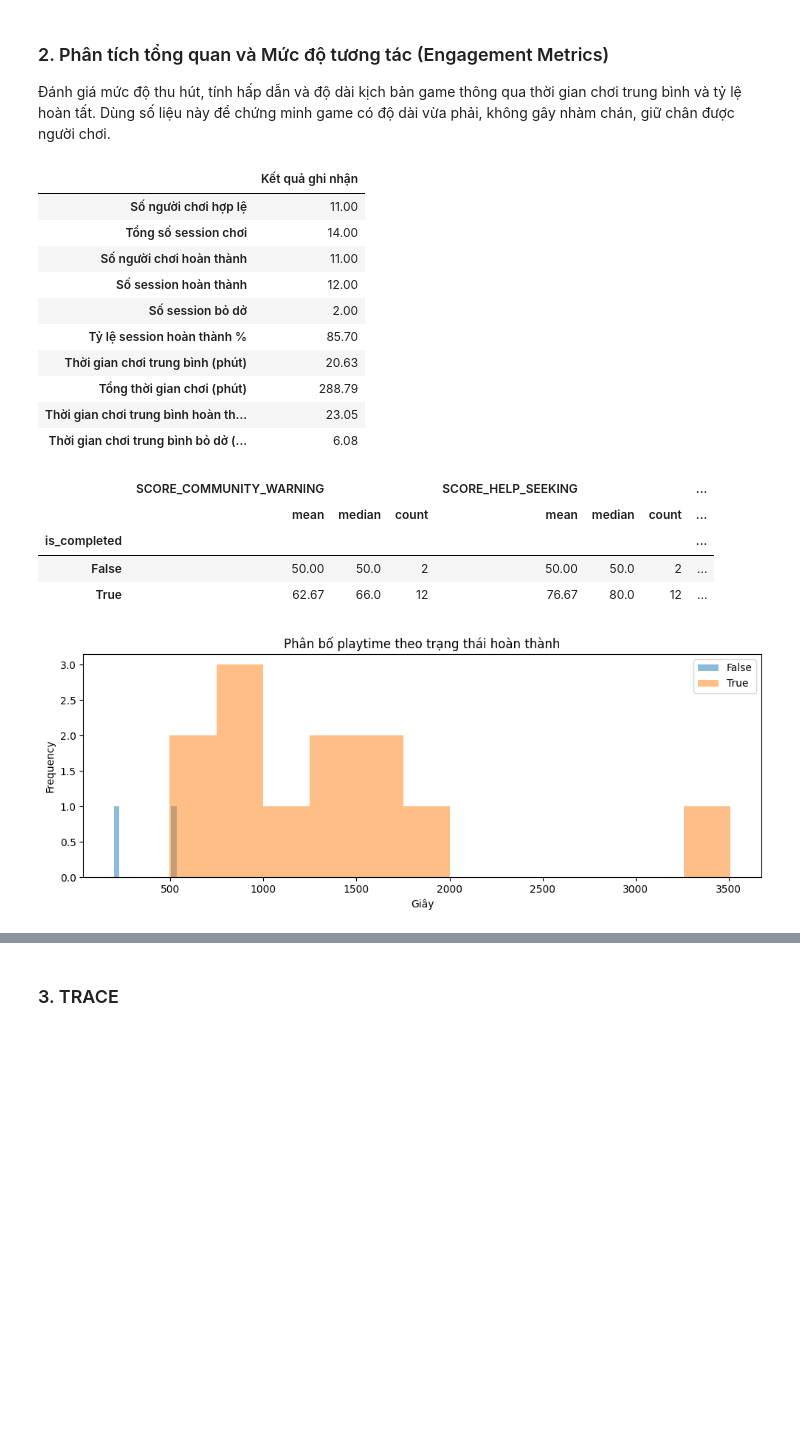
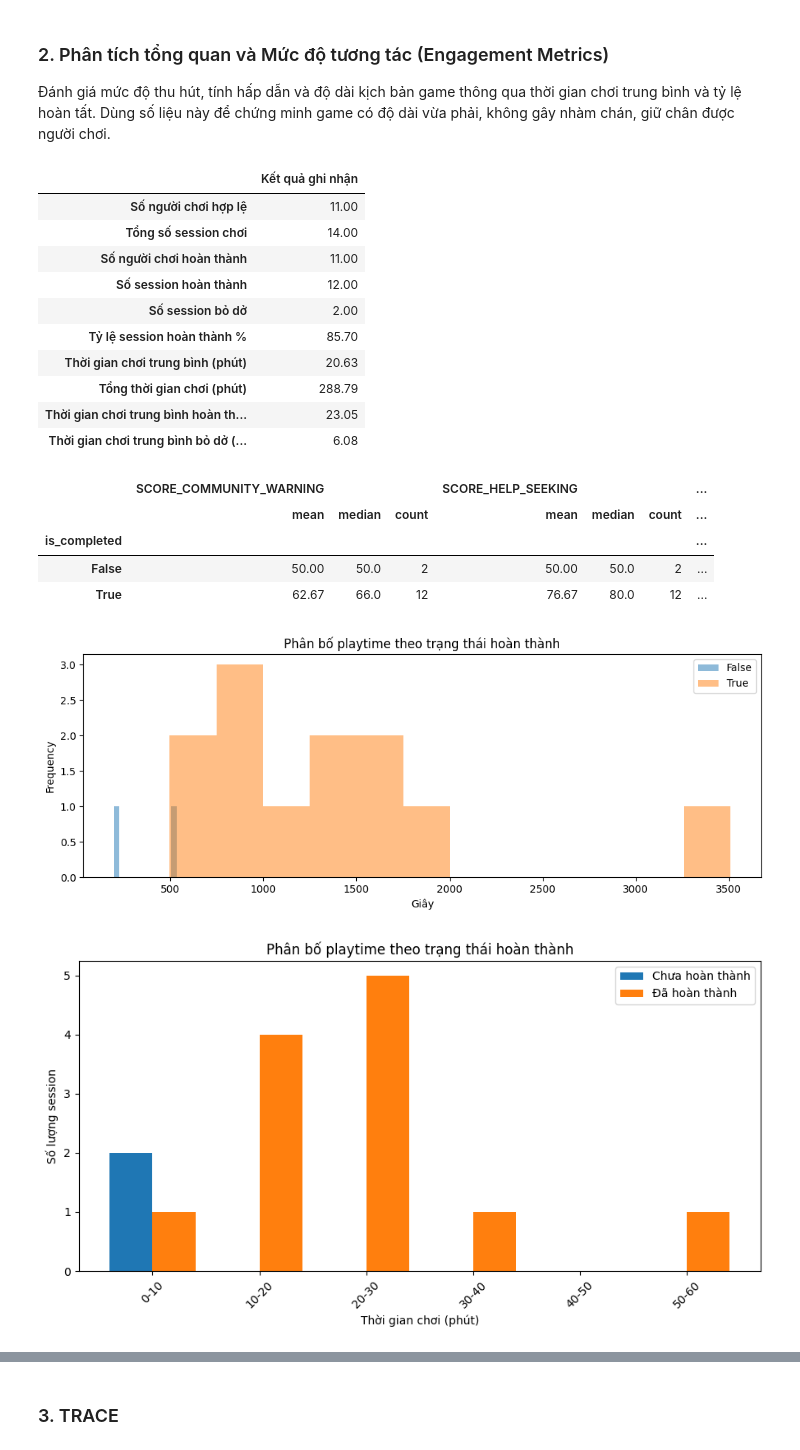
Before and after one commit to thangnguyenquoc2776/Serious_Game_Scam, a Jupyter notebook: Analytics/game_analysis v2.ipynb, the cells around one changed output, grey strips where cells are left out. Drawn from its saved outputs; the diff is of its cells as text; code cells hidden in the pictures; blank space fills up the shorter version.

```diff
--- a/Analytics/game_analysis v2.ipynb
+++ b/Analytics/game_analysis v2.ipynb
@@ -178,36 +178,121 @@ ax.set_xlabel("Giây")
 plt.tight_layout()
 plt.show()
 
+# Đổi sang phút
+sessions_df["playtime_minutes"] = (
+    sessions_df["total_playtime_seconds"] / 60
+)
+
+# Tạo khoảng phút (bin)
+bins = range(
+    0,
+    int(sessions_df["playtime_minutes"].max()) + 3,
+    10 # mỗi cột 2 phút
+)
+
+# Đếm số session theo khoảng thời gian
+completed_true = pd.cut(
+    sessions_df[
+        sessions_df["is_completed"] == True
+    ]["playtime_minutes"],
+    bins=bins
+).value_counts().sort_index()
+
+completed_false = pd.cut(
+    sessions_df[
+        sessions_df["is_completed"] == False
+    ]["playtime_minutes"],
+    bins=bins
+).value_counts().sort_index()
+
+# Vẽ biểu đồ cột
+x = np.arange(len(completed_true))
+width = 0.4
+
+fig, ax = plt.subplots(figsize=(9, 5))
+
+ax.bar(
+    x - width/2,
+    completed_false.values,
+    width,
+    label="Chưa hoàn thành"
+)
+
+ax.bar(
+    x + width/2,
+    completed_true.values,
+    width,
+    label="Đã hoàn thành"
+)
+
+# Label trục X là khoảng phút
+ax.set_xticks(x)
+ax.set_xticklabels(
+    [f"{int(i.left)}-{int(i.right)}"
+     for i in completed_true.index],
+    rotation=45
+)
+
+ax.set_title(
+    "Phân bố playtime theo trạng thái hoàn thành"
+)
+ax.set_xlabel("Thời gian chơi (phút)")
+ax.set_ylabel("Số lượng session")
+
+ax.legend()
+
+plt.tight_layout()
+plt.show()
+
+
+#pie chart session complete và chưa complete
+session_counts = sessions_df["is_completed"].value_counts()
+labels = ["Chưa hoàn thành", "Đã hoàn thành"]
+fig, ax = plt.subplots()
+ax.pie(
+    session_counts.values,
+    labels=labels,
+    autopct="%1.1f%%",
+    startangle=90,
+    colors=["#ff9999", "#66b3ff"]
+)
+ax.set_title("Tỷ lệ session hoàn thành")
+plt.tight_layout()
+
+
+
+
 #Bảng số session trên từng người chơi, để tên player ko phải token
 player_session_counts = sessions_df.groupby("player_id")["session_id"].count().sort_values(ascending=False)
 player_session_counts = player_session_counts.reset_index().merge(players_df[["player_id", "email"]], on="player_id", how="left")
 player_session_counts = player_session_counts.rename(columns={"session_id": "session_count"})
 # tổng thời gian chơi của từng player theo , cộng tổng thời gian chơi của tất cả session của player đó, đổi sang phút
 player_playtime = sessions_df.groupby("player_id")["total_playtime_seconds"].sum().reset_index()
 player_playtime["total_playtime_minutes"] = player_playtime["total_playtime_seconds"] / 60
 player_session_counts = player_session_counts.merge(player_playtime[["player_id", "total_playtime_minutes"]], on="player_id", how="left")
 # score của từng player
 player_scores = sessions_df.groupby("player_id")[score_cols + ["mean_final_score"]].mean().reset_index()
 player_session_counts = player_session_counts.merge(player_scores, on="player_id", how="left")
 display(player_session_counts.head(20))
 # %% [output]
 |  | Kết quả ghi nhận |
 | Số người chơi hợp lệ | 11.00 |
 | Tổng số session chơi | 14.00 |
 | Số người chơi hoàn thành | 11.00 |
 | Số session hoàn thành | 12.00 |
 | Số session bỏ dở | 2.00 |
 | Tỷ lệ session hoàn thành % | 85.70 |
 | Thời gian chơi trung bình (phút) | 20.63 |
 | Tổng thời gian chơi (phút) | 288.79 |
 | Thời gian chơi trung bình hoàn th... | 23.05 |
 | Thời gian chơi trung bình bỏ dở (... | 6.08 |
 |  | SCORE_COMMUNITY_WARNING |  |  | SCORE_HELP_SEEKING |  |  | ... |
 |  | mean | median | count | mean | median | count | ... |
 | is_completed |  |  |  |  |  |  | ... |
 | False | 50.00 | 50.0 | 2 | 50.00 | 50.0 | 2 | ... |
 | True | 62.67 | 66.0 | 12 | 76.67 | 80.0 | 12 | ... |
 [figure]
+[figure, added]
 |  | player_id | session_count | email | total_playtime_minutes | SCORE_COMMUNITY_WARNING | SCORE_HELP_SEEKING | ... |
 | 0 | vroJdrAh69TH16ZpHxlCqeIplRw1 | 2 | player8@gmail.com | 40.582800 | 58.0 | 65.0 | ... |
 | 1 | cx0jXpRTPFb30Gsm6QOvt3Hh6KJ3 | 2 | player4@gmail.com | 16.840633 | 50.0 | 57.5 | ... |
```
Also changed, not shown: parts of 7 cells of this notebook, 20 other files.
